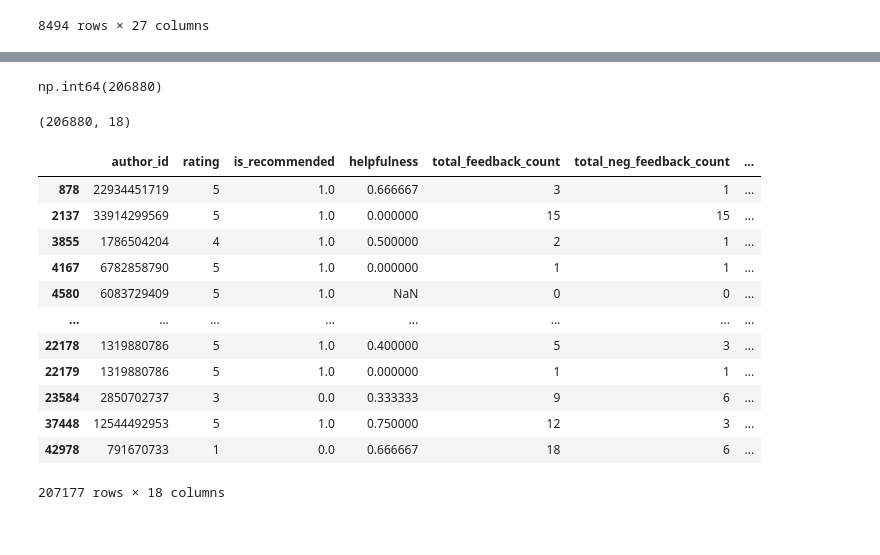
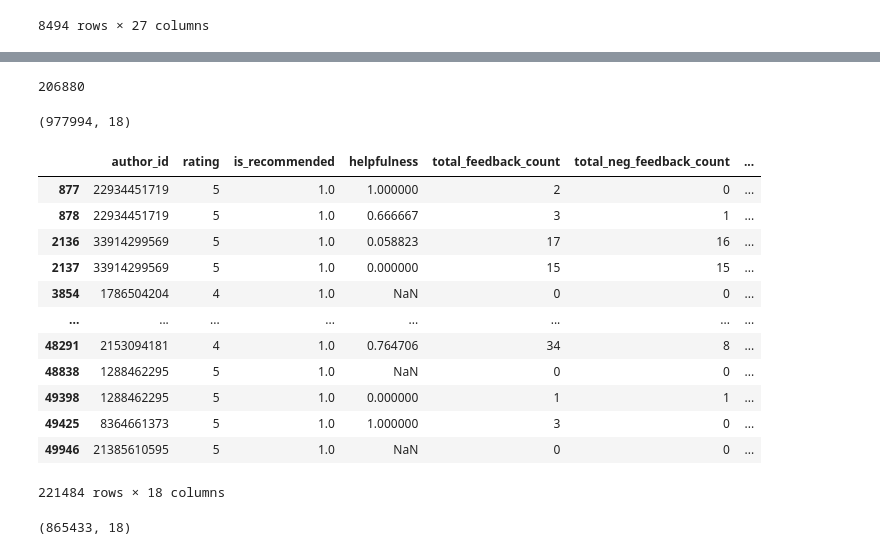
Before and after one commit to DonjhaiH/230A_final_project, a Jupyter notebook: code/01_eda.ipynb, the cells around one changed output, grey strips where cells are left out. Cells and saved outputs as stored; diff of their text form; code cells hidden in the pictures.

```diff
--- a/code/01_eda.ipynb
+++ b/code/01_eda.ipynb
@@ -12,7 +10,7 @@ Path to dataset files: /Users/donjhaiholland/.cache/kagglehub/datasets/nadyinky/
 # %%
 import os
 
-path = "/Users/donjhaiholland/.cache/kagglehub/datasets/nadyinky/sephora-products-and-skincare-reviews/versions/2"
+path = "/Users/destinyogu/.cache/kagglehub/datasets/nadyinky/sephora-products-and-skincare-reviews/versions/2"
 path_list = os.listdir(path)
 path_list
 # %% [output]
@@ -108,32 +106,39 @@ child_max_price       5740
 child_min_price       5740
 dtype: int64
 # %%
-reviews.duplicated().sum()
+print(reviews.duplicated().sum())
 duplicates = reviews[reviews.duplicated()]
+# %% [output]
+206880
-# %%
-reviews.duplicated().sum()
-# %% [output]
-np.int64(206880)
 # %%
-reviews[reviews.duplicated()].shape
+df = reviews[~reviews.duplicated()]
+df.shape
 # %% [output]
-(206880, 18)
+(977994, 18)
+# %%
+pd.set_option("display.max_columns", None)
 # %%
-d = reviews[reviews.duplicated(
-    subset=["author_id", "product_id", "review_text"])
+d = df[df.duplicated(
+    subset=["author_id", "review_text", 'review_title'], keep = False)
 ]
 d
 # %% [output]
 |  | author_id | rating | is_recommended | helpfulness | total_feedback_count | total_neg_feedback_count | ... |
+| 877 | 22934451719 | 5 | 1.0 | 1.000000 | 2 | 0 | ... |
 | 878 | 22934451719 | 5 | 1.0 | 0.666667 | 3 | 1 | ... |
+| 2136 | 33914299569 | 5 | 1.0 | 0.058823 | 17 | 16 | ... |
 | 2137 | 33914299569 | 5 | 1.0 | 0.000000 | 15 | 15 | ... |
-| 3855 | 1786504204 | 4 | 1.0 | 0.500000 | 2 | 1 | ... |
-| 4167 | 6782858790 | 5 | 1.0 | 0.000000 | 1 | 1 | ... |
-| 4580 | 6083729409 | 5 | 1.0 | NaN | 0 | 0 | ... |
+| 3854 | 1786504204 | 4 | 1.0 | NaN | 0 | 0 | ... |
 | ... | ... | ... | ... | ... | ... | ... | ... |
-| 22178 | 1319880786 | 5 | 1.0 | 0.400000 | 5 | 3 | ... |
-| 22179 | 1319880786 | 5 | 1.0 | 0.000000 | 1 | 1 | ... |
-| 23584 | 2850702737 | 3 | 0.0 | 0.333333 | 9 | 6 | ... |
-| 37448 | 12544492953 | 5 | 1.0 | 0.750000 | 12 | 3 | ... |
-| 42978 | 791670733 | 1 | 0.0 | 0.666667 | 18 | 6 | ... |
+| 48291 | 2153094181 | 4 | 1.0 | 0.764706 | 34 | 8 | ... |
+| 48838 | 1288462295 | 5 | 1.0 | NaN | 0 | 0 | ... |
+| 49398 | 1288462295 | 5 | 1.0 | 0.000000 | 1 | 1 | ... |
+| 49425 | 8364661373 | 5 | 1.0 | 1.000000 | 3 | 0 | ... |
+| 49946 | 21385610595 | 5 | 1.0 | NaN | 0 | 0 | ... |
-207177 rows × 18 columns
+221484 rows × 18 columns
+# %%
+data = df.drop_duplicates(
+    subset=["author_id", "review_text", 'review_title'])
+data.shape
+# %% [output]
+(865433, 18)
```
Also changed, not shown: parts of 6 cells of this notebook, 1 other file.
